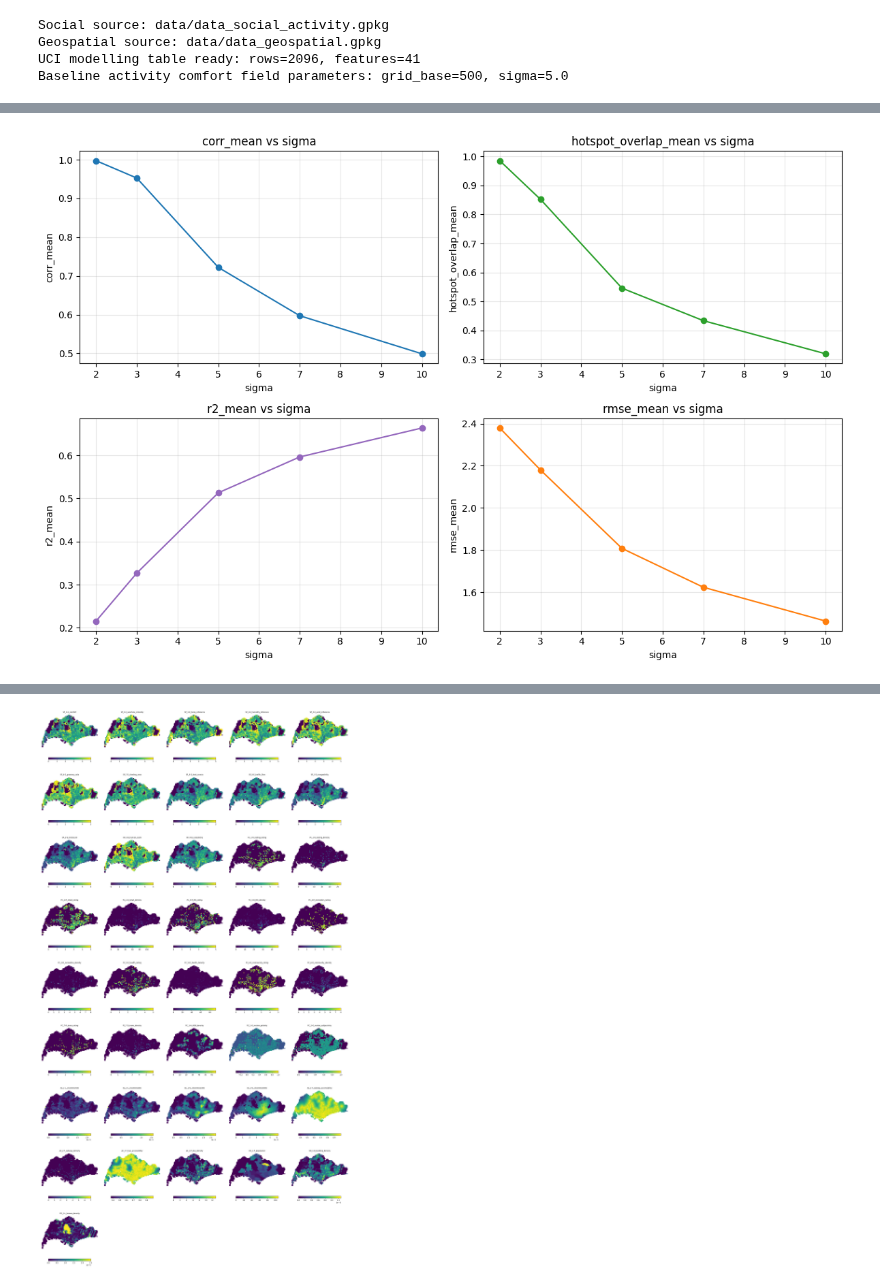
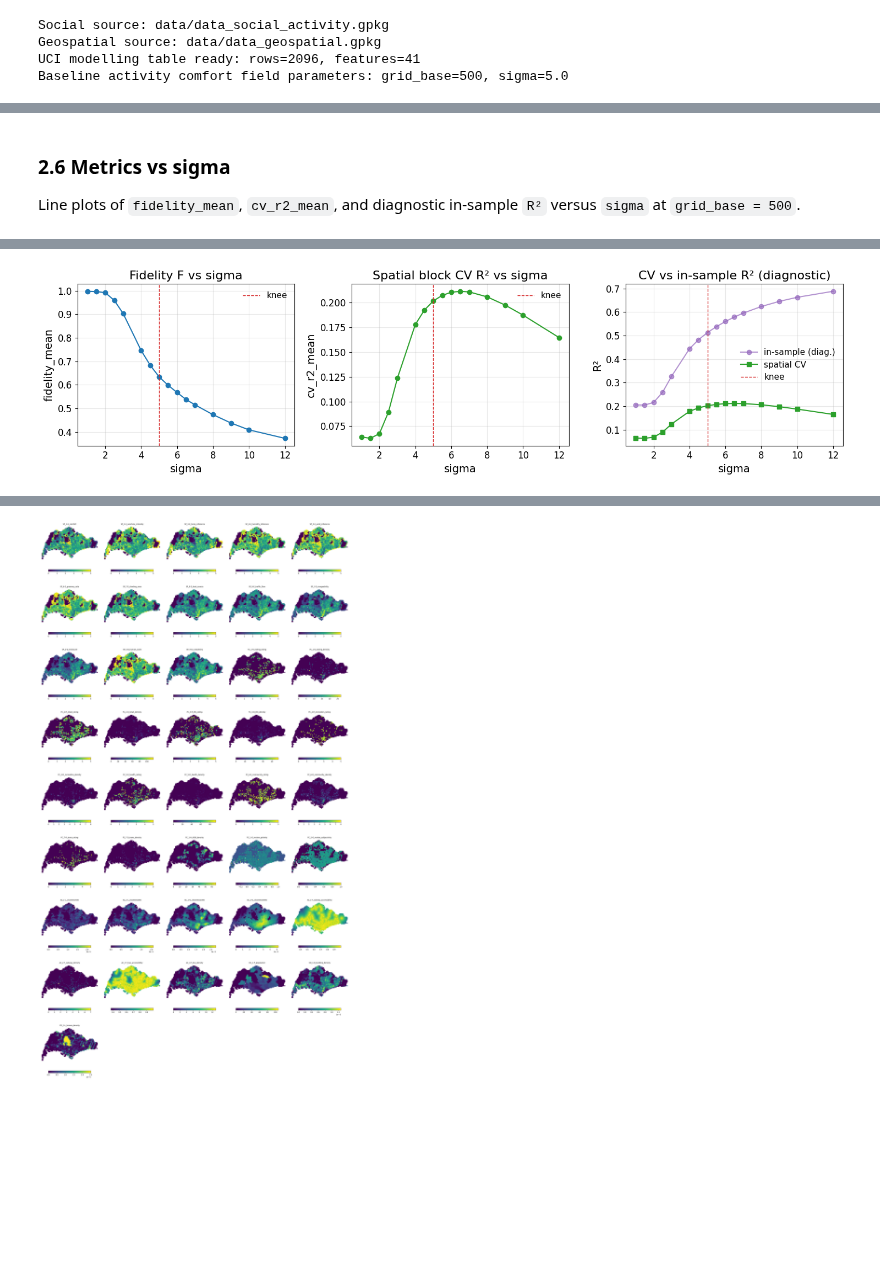
Before and after one commit to Sijie-Yang/Urban-Comfort-Potential, a Jupyter notebook: code_3_uci_social_activity_field.ipynb, the cells around one changed output, grey strips where cells are left out. Drawn from its saved outputs; the diff is of its cells as text; code cells hidden in the pictures; blank space fills up the shorter version.

```diff
--- a/code_3_uci_social_activity_field.ipynb
+++ b/code_3_uci_social_activity_field.ipynb
@@ -509,37 +762,56 @@ plt.show()
+# %% [markdown]
+<a id="sec-2-6-focus"></a>
+
+### 2.6 Metrics vs sigma
+
+Line plots of `fidelity_mean`, `cv_r2_mean`, and diagnostic in-sample `R²` versus `sigma` at `grid_base = 500`.
 # %%
+from pathlib import Path
+
 # -------------------------
-# 2D) Focus view (grid_base = 500)
+# 2D) Metrics vs sigma at grid_base = 500
 # -------------------------
-FOCUS_GRID_BASE = 500
-focus_df = joint_df[joint_df["grid_base"] == FOCUS_GRID_BASE].copy().sort_values("sigma")
+focus_df = pareto_df.sort_values("sigma").copy()
 display(focus_df)
 
-fig, axes = plt.subplots(2, 2, figsize=(12, 8))
+LABEL_SIZE = 14
+TITLE_SIZE = 16
+TICK_SIZE = 12
+LEGEND_SIZE = 11
 
-axes[0, 0].plot(focus_df["sigma"], focus_df["corr_mean"], marker="o")
-axes[0, 0].set_title("corr_mean vs sigma")
-axes[0, 0].set_xlabel("sigma")
-axes[0, 0].set_ylabel("corr_mean")
-axes[0, 0].grid(True, alpha=0.3)
+fig, axes = plt.subplots(1, 3, figsize=(15, 4))
 
-axes[0, 1].plot(focus_df["sigma"], focus_df["hotspot_overlap_mean"], marker="o", color="tab:green")
-axes[0, 1].set_title("hotspot_overlap_mean vs sigma")
-axes[0, 1].set_xlabel("sigma")
-axes[0, 1].set_ylabel("hotspot_overlap_mean")
-axes[0, 1].grid(True, alpha=0.3)
+axes[0].plot(focus_df["sigma"], focus_df["fidelity_mean"], marker="o")
+axes[0].axvline(RECOMMENDED_SIGMA, color="tab:red", ls="--", lw=1, label="knee")
+axes[0].set_title("Fidelity F vs sigma", fontsize=TITLE_SIZE)
+axes[0].set_xlabel("sigma", fontsize=LABEL_SIZE)
+axes[0].set_ylabel("fidelity_mean", fontsize=LABEL_SIZE)
+axes[0].tick_params(axis="both", labelsize=TICK_SIZE)
+axes[0].grid(True, alpha=0.3)
+axes[0].legend(frameon=False, fontsize=LEGEND_SIZE)
 
-axes[1, 0].plot(focus_df["sigma"], focus_df["r2_mean"], marker="o", color="tab:purple")
-axes[1, 0].set_title("r2_mean vs sigma")
-axes[1, 0].set_xlabel("sigma")
-axes[1, 0].set_ylabel("r2_mean")
-axes[1, 0].grid(True, alpha=0.3)
+axes[1].plot(focus_df["sigma"], focus_df["cv_r2_mean"], marker="o", color="tab:green")
+axes[1].axvline(RECOMMENDED_SIGMA, color="tab:red", ls="--", lw=1, label="knee")
+axes[1].set_title("Spatial block CV R² vs sigma", fontsize=TITLE_SIZE)
+axes[1].set_xlabel("sigma", fontsize=LABEL_SIZE)
+axes[1].set_ylabel("cv_r2_mean", fontsize=LABEL_SIZE)
+axes[1].tick_params(axis="both", labelsize=TICK_SIZE)
+axes[1].grid(True, alpha=0.3)
+axes[1].legend(frameon=False, fontsize=LEGEND_SIZE)
 
-axes[1, 1].plot(focus_df["sigma"], focus_df["rmse_mean"], marker="o", color="tab:orange")
-axes[1, 1].set_title("rmse_mean vs sigma")
-axes[1, 1].set_xlabel("sigma")
-axes[1, 1].set_ylabel("rmse_mean")
-axes[1, 1].grid(True, alpha=0.3)
+axes[2].plot(focus_df["sigma"], focus_df["r2_insample_mean"], marker="o", color="tab:purple", alpha=0.7, label="in-sample (diag.)")
+axes[2].plot(focus_df["sigma"], focus_df["cv_r2_mean"], marker="s", color="tab:green", label="spatial CV")
+axes[2].axvline(RECOMMENDED_SIGMA, color="tab:red", ls="--", lw=1, label="knee")
+axes[2].set_title("CV vs in-sample R² (diagnostic)", fontsize=TITLE_SIZE)
+axes[2].set_xlabel("sigma", fontsize=LABEL_SIZE)
+axes[2].set_ylabel("R²", fontsize=LABEL_SIZE)
+axes[2].tick_params(axis="both", labelsize=TICK_SIZE)
+axes[2].grid(True, alpha=0.3)
+axes[2].legend(frameon=False, fontsize=LEGEND_SIZE)
 
 plt.tight_layout()
+FIG_DIR = Path("figure")
+FIG_DIR.mkdir(parents=True, exist_ok=True)
+fig.savefig(FIG_DIR / "code_3_field_param_sigma_curves.png", dpi=200, bbox_inches="tight")
 plt.show()
 # %% [output]
@@ -552 +835 @@ plt.show()
-[figure, old version]
+[figure, new version]
```
Also changed, not shown: parts of 31 cells of this notebook, 11 other files.
